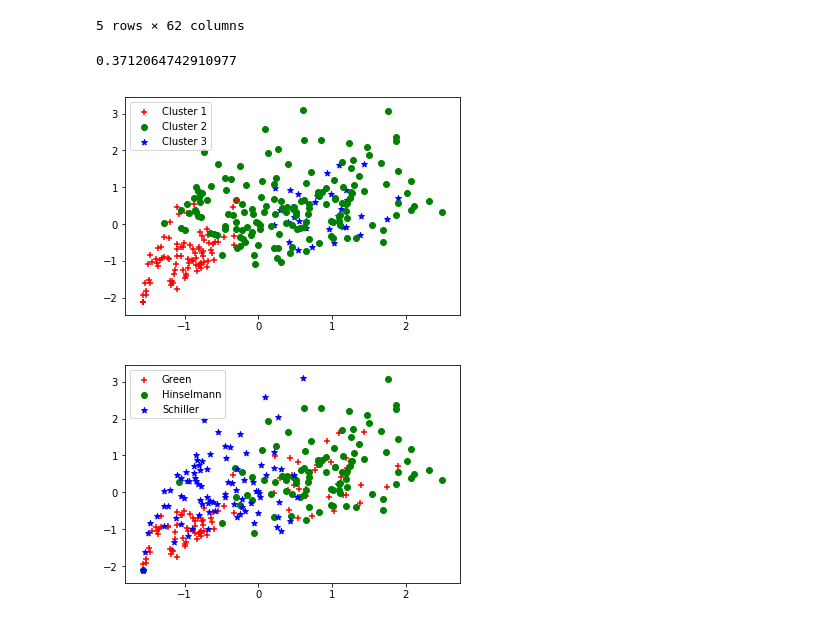
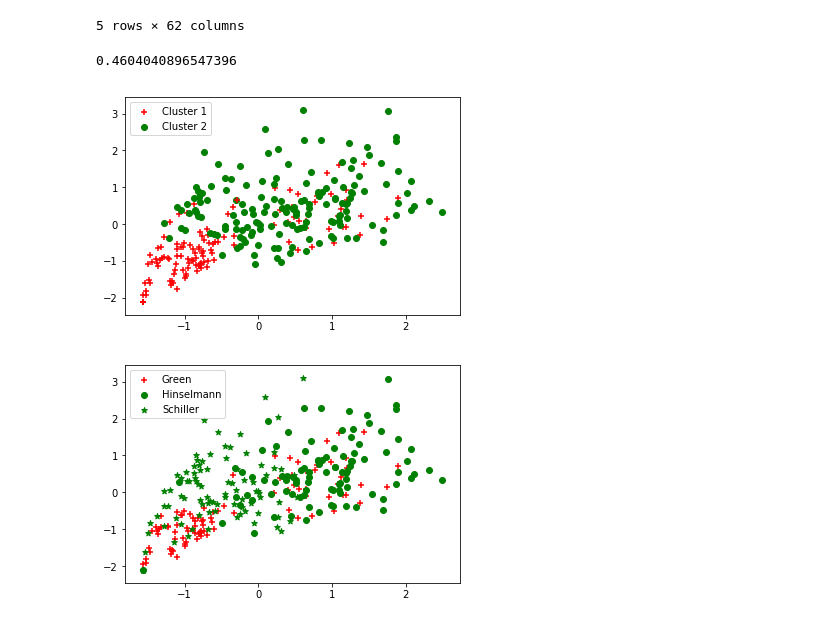
Before and after one commit to waque/CD, a Jupyter notebook: proj/Quality_Assessment_of_Digital_Colposcopies_Data_Set/notebooks/cluster.ipynb, the cells around one changed output. Drawn from its saved outputs; the diff is of its cells as text; code cells hidden in the pictures.

Commit message:
Add clustering

```diff
--- a/proj/Quality_Assessment_of_Digital_Colposcopies_Data_Set/notebooks/cluster.ipynb
+++ b/proj/Quality_Assessment_of_Digital_Colposcopies_Data_Set/notebooks/cluster.ipynb
@@ -45,8 +45,8 @@ X.head()
 | 4 | 0.390319 | 0.009454 | 0.272884 | 0.373487 | 0.000000 | 0.000000 | ... |
 5 rows × 62 columns
 # %%
-color_cols = [col for col in X.columns if 'rgb' in col]
+"""color_cols = [col for col in X.columns if 'rgb' in col]
 color_cols
-X = X[color_cols]
+X = X[color_cols]"""
 # %%
 # Scaling data
@@ -56,12 +55,17 @@ scaler.fit(X)
 X = scaler.transform(X)
 # %%
 def kMeans(X, n_clusters=2):
-    kmeans = KMeans(n_clusters=n_clusters, random_state=42)
+    kmeans = KMeans(n_clusters=n_clusters)
     kmeans.fit(X)
 
     predicted = kmeans.predict(X)
     centers = kmeans.cluster_centers_
     labels = kmeans.labels_
-    return predicted, labels
+    return labels
 
-predicted, labels = kMeans(X, 3)
+def hierarchical(X, n_clusters=2):
+    ac = AgglomerativeClustering(n_clusters=n_clusters)
+    ac.fit(X)
+
+    labels = ac.labels_
+    return labels
@@ -68,31 +97,31 @@ predicted, labels = kMeans(X, 3)
 # %%
-adjusted_rand_score(y_dataset, predicted)
+adjusted_rand_score(y_dataset, labels)
 # %% [output]
-0.3712064742910977
+0.4604040896547396
 # %%
 for i in range(0, X.shape[0]):
     if predicted[i] == 0:
         c1 = pl.scatter(X[i,0], X[i,1], c='r', marker="+")
     elif predicted[i] == 1:
         c2 = pl.scatter(X[i,0], X[i,1], c='g', marker="o")
     elif predicted[i] == 2:
         c3 = pl.scatter(X[i,0], X[i,1], c='b', marker="*")
 
-pl.legend([c1, c2, c3], ['Cluster 1', 'Cluster 2', 'Cluster 3'])
-#pl.legend([c1, c2], ['Cluster 1', 'Cluster 2'])
+#pl.legend([c1, c2, c3], ['Cluster 1', 'Cluster 2', 'Cluster 3'])
+pl.legend([c1, c2], ['Cluster 1', 'Cluster 2'])
 pl.show()
 
 for i in range(0, X.shape[0]):
     if y_dataset[i] == 0:
         c1 = pl.scatter(X[i,0], X[i,1], c='r', marker="+")
     elif y_dataset[i] == 1:
         c2 = pl.scatter(X[i,0], X[i,1], c='g', marker="o")
     elif y_dataset[i] == 2:
-        c3 = pl.scatter(X[i,0], X[i,1], c='b', marker="*")
+        c3 = pl.scatter(X[i,0], X[i,1], c='g', marker="*")
 
 pl.legend([c1, c2, c3], ['Green', 'Hinselmann', 'Schiller'])
 #pl.legend([c1, c2], ['No Failure', 'Failure'])
 pl.show()
 # %% [output]
-[figure, old version]
+[figure, new version]
-[figure, old version]
+[figure, new version]
```
Also changed, not shown: parts of 4 cells of this notebook, 4 other files.
